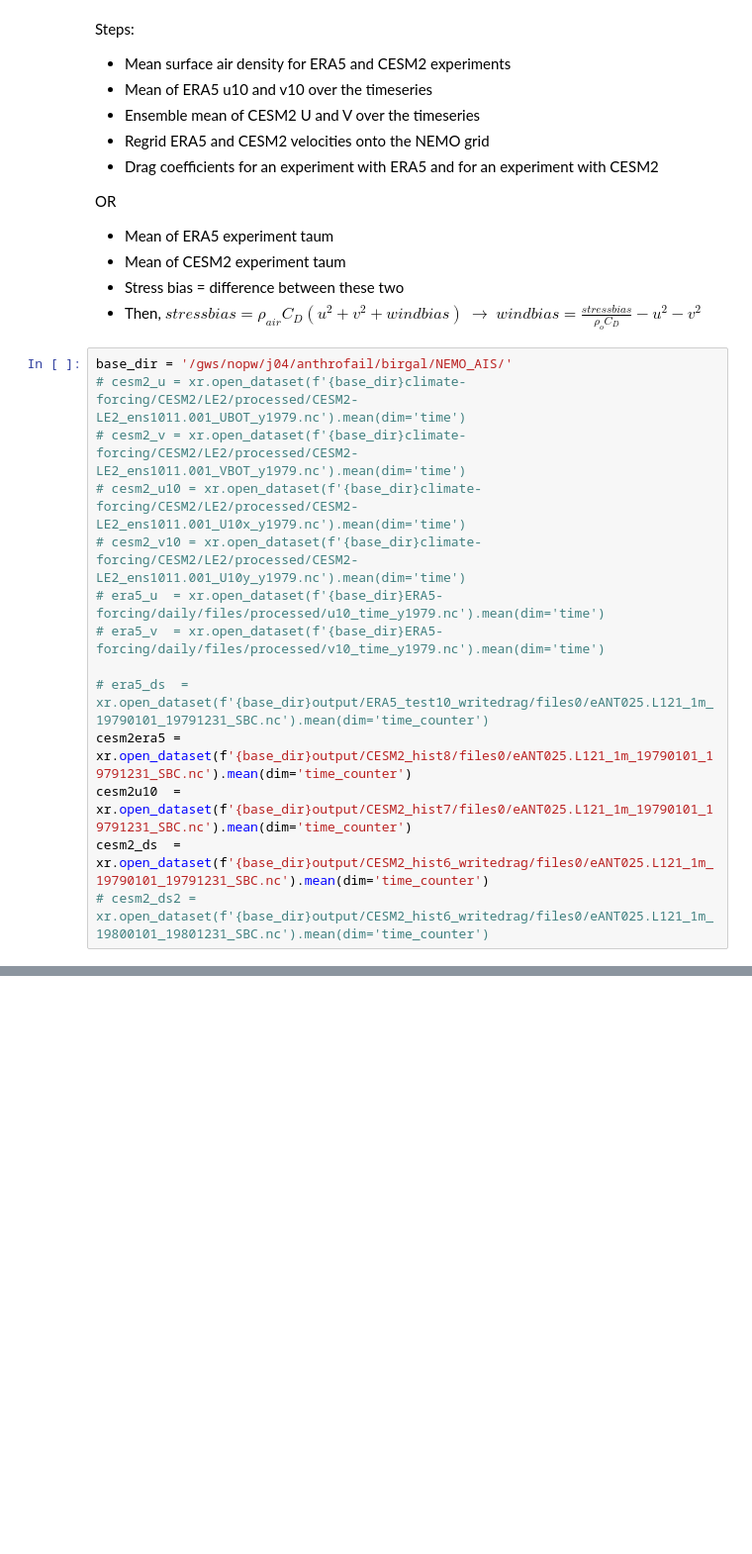
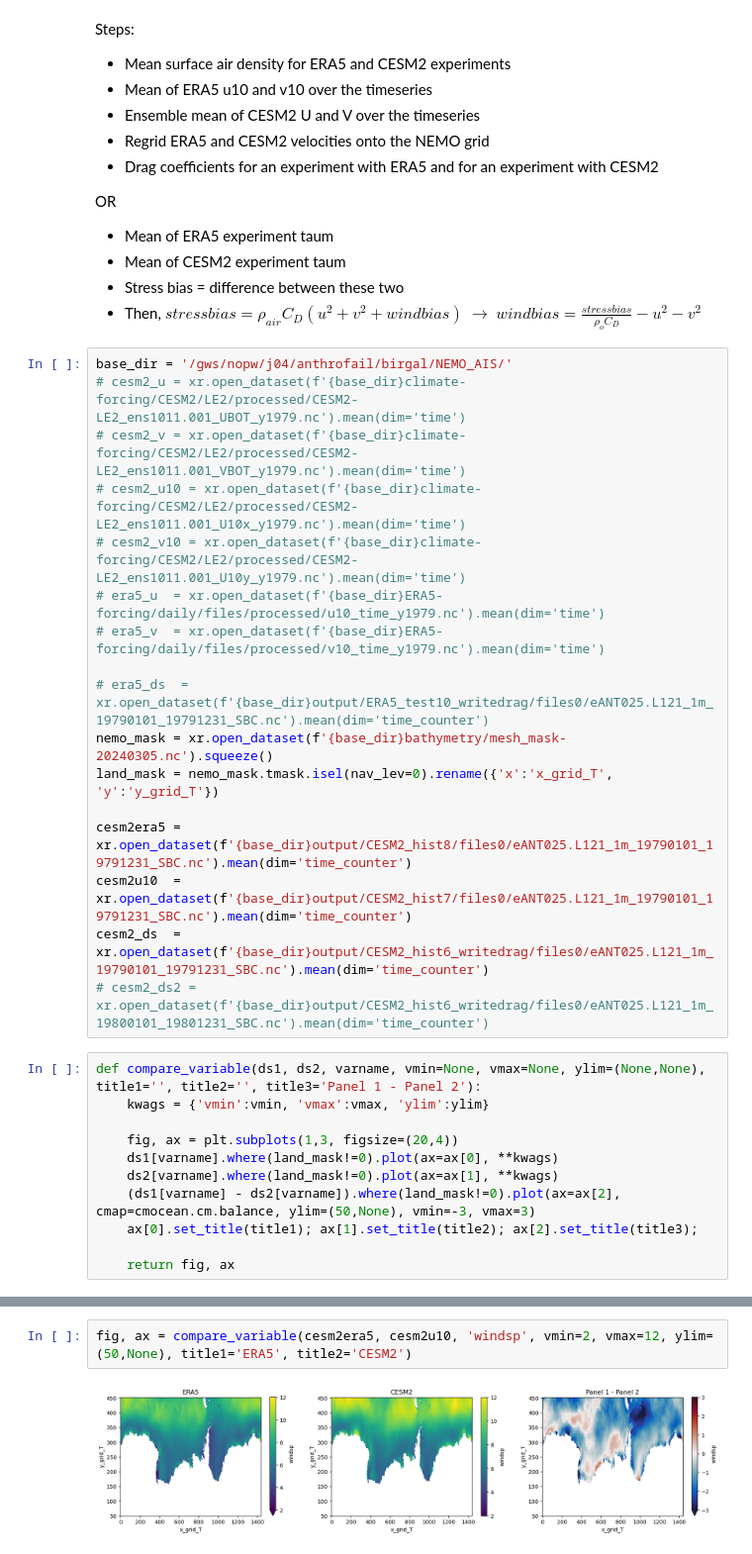
Before and after one commit to brogalla/analysis-birgal, a Jupyter notebook: nemo_config_setup/climate-experiments/wind-bias-correction.ipynb, the cells around one changed output, grey strips where cells are left out. Shown at 99% size. Drawn from its saved outputs; the diff is of its cells as text; blank space fills up the shorter version.

```diff
--- a/nemo_config_setup/climate-experiments/wind-bias-correction.ipynb
+++ b/nemo_config_setup/climate-experiments/wind-bias-correction.ipynb
@@ -53,8 +53,22 @@ base_dir = '/gws/nopw/j04/anthrofail/birgal/NEMO_AIS/'
 # era5_v  = xr.open_dataset(f'{base_dir}ERA5-forcing/daily/files/processed/v10_time_y1979.nc').mean(dim='time')
 
 # era5_ds  = xr.open_dataset(f'{base_dir}output/ERA5_test10_writedrag/files0/eANT025.L121_1m_19790101_19791231_SBC.nc').mean(dim='time_counter')
+nemo_mask = xr.open_dataset(f'{base_dir}bathymetry/mesh_mask-20240305.nc').squeeze()
+land_mask = nemo_mask.tmask.isel(nav_lev=0).rename({'x':'x_grid_T', 'y':'y_grid_T'})
+
 cesm2era5 = xr.open_dataset(f'{base_dir}output/CESM2_hist8/files0/eANT025.L121_1m_19790101_19791231_SBC.nc').mean(dim='time_counter')
 cesm2u10  = xr.open_dataset(f'{base_dir}output/CESM2_hist7/files0/eANT025.L121_1m_19790101_19791231_SBC.nc').mean(dim='time_counter')
 cesm2_ds  = xr.open_dataset(f'{base_dir}output/CESM2_hist6_writedrag/files0/eANT025.L121_1m_19790101_19791231_SBC.nc').mean(dim='time_counter')
 # cesm2_ds2 = xr.open_dataset(f'{base_dir}output/CESM2_hist6_writedrag/files0/eANT025.L121_1m_19800101_19801231_SBC.nc').mean(dim='time_counter')
+# %%
+def compare_variable(ds1, ds2, varname, vmin=None, vmax=None, ylim=(None,None), title1='', title2='', title3='Panel 1 - Panel 2'):
+    kwags = {'vmin':vmin, 'vmax':vmax, 'ylim':ylim}
+
+    fig, ax = plt.subplots(1,3, figsize=(20,4))
+    ds1[varname].where(land_mask!=0).plot(ax=ax[0], **kwags)
+    ds2[varname].where(land_mask!=0).plot(ax=ax[1], **kwags)
+    (ds1[varname] - ds2[varname]).where(land_mask!=0).plot(ax=ax[2], cmap=cmocean.cm.balance, ylim=(50,None), vmin=-3, vmax=3)
+    ax[0].set_title(title1); ax[1].set_title(title2); ax[2].set_title(title3);
+
+    return fig, ax
 # %% [markdown]
@@ -209,0 +80,4 @@ ax[0].set_title('ERA5'); ax[1].set_title('CESM2'); ax[2].set_title('ERA5 - CESM2
+# %%
+fig, ax = compare_variable(cesm2era5, cesm2u10, 'windsp', vmin=2, vmax=12, ylim=(50,None), title1='ERA5', title2='CESM2')
+# %% [output]
+[figure, added]
```
Also changed, not shown: parts of 25 cells of this notebook.
